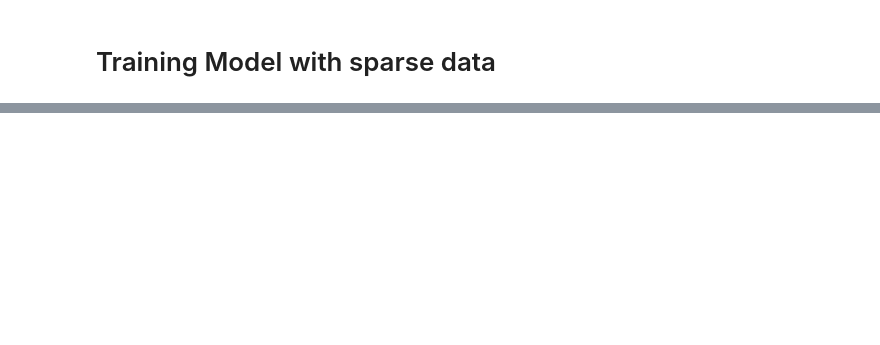
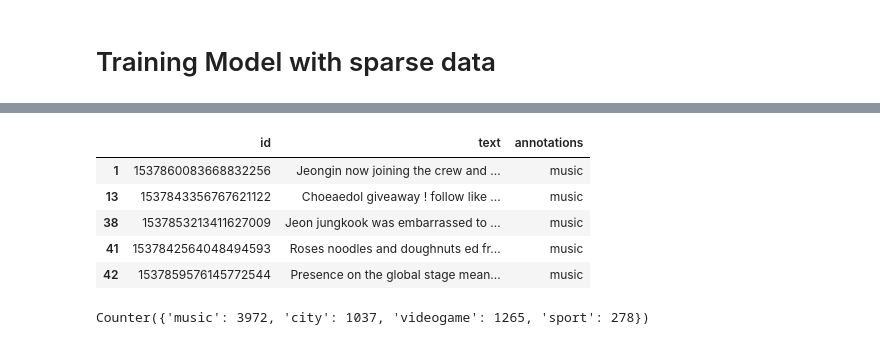
Before and after one commit to Tiago-Faria/TwitterClassification, a Jupyter notebook: TwitterStream/Models/artificial-modeling/apriori-ML/teste.ipynb, the cells around one changed output, grey strips where cells are left out. Cells and saved outputs as stored; diff of their text form; code cells hidden in the pictures; blank space fills up the shorter version.

```diff
--- a/TwitterStream/Models/artificial-modeling/apriori-ML/teste.ipynb
+++ b/TwitterStream/Models/artificial-modeling/apriori-ML/teste.ipynb
@@ -241,0 +321,3 @@ len(cv.vocabulary_.keys())
+# %%
+annot_frequency = Counter(np.concatenate(random_tweets['annotations']))
+annot_frequency
@@ -241,0 +342,25 @@ len(cv.vocabulary_.keys())
+# %%
+def get_least_frequenty_annotation(x):
+    if (len(x)==0):
+        return 'Unkown'
+    least_freq = x[0]
+    for name in x[1:]:
+        if (annot_frequency[name] < annot_frequency[least_freq]):
+            least_freq = name
+    return least_freq
+# %%
+random_tweets['annotations'] = random_tweets['annotations'].apply(get_least_frequenty_annotation)
+# %%
+base_test = random_tweets[random_tweets['annotations'].isin(targets)]
+base_test.head()
+# %% [output]
+|  | id | text | annotations |
+| 1 | 1537860083668832256 | Jeongin now joining the crew and ... | music |
+| 13 | 1537843356767621122 | Choeaedol giveaway ! follow like ... | music |
+| 38 | 1537853213411627009 | Jeon jungkook was embarrassed to ... | music |
+| 41 | 1537842564048494593 | Roses noodles and doughnuts ed fr... | music |
+| 42 | 1537859576145772544 | Presence on the global stage mean... | music |
+# %%
+Counter(base_test['annotations'])
+# %% [output]
+Counter({'music': 3972, 'city': 1037, 'videogame': 1265, 'sport': 278})
```
Also changed, not shown: parts of 28 cells of this notebook.
